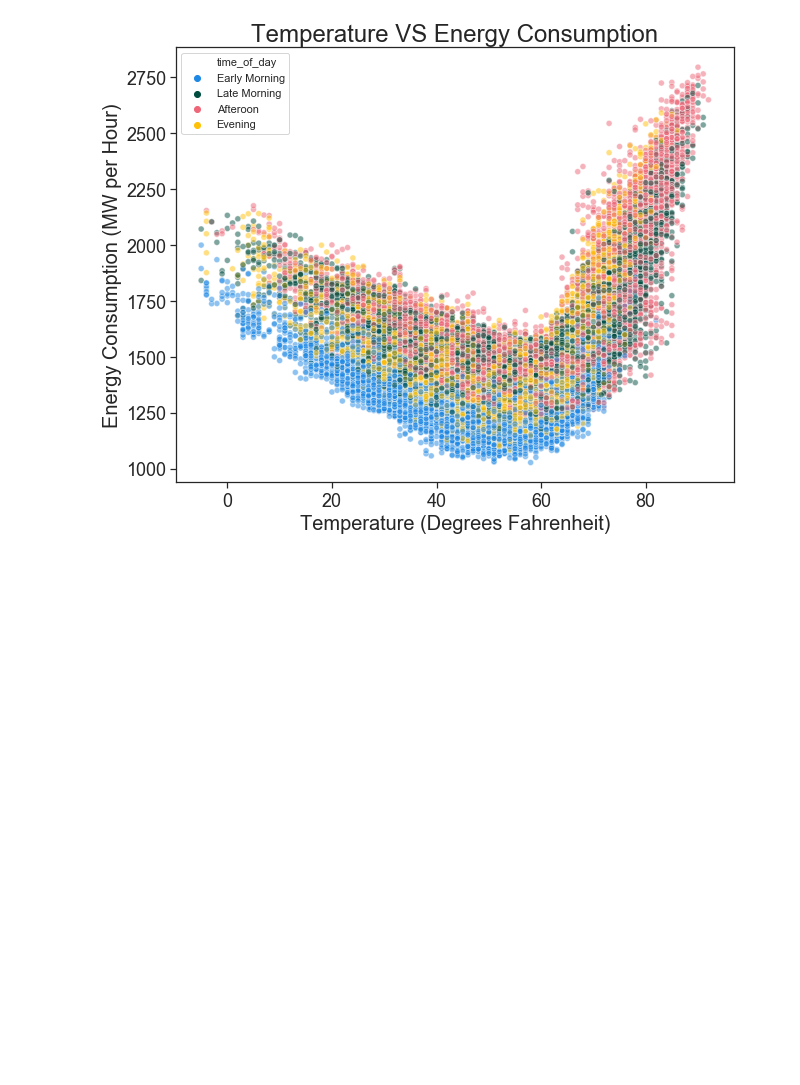
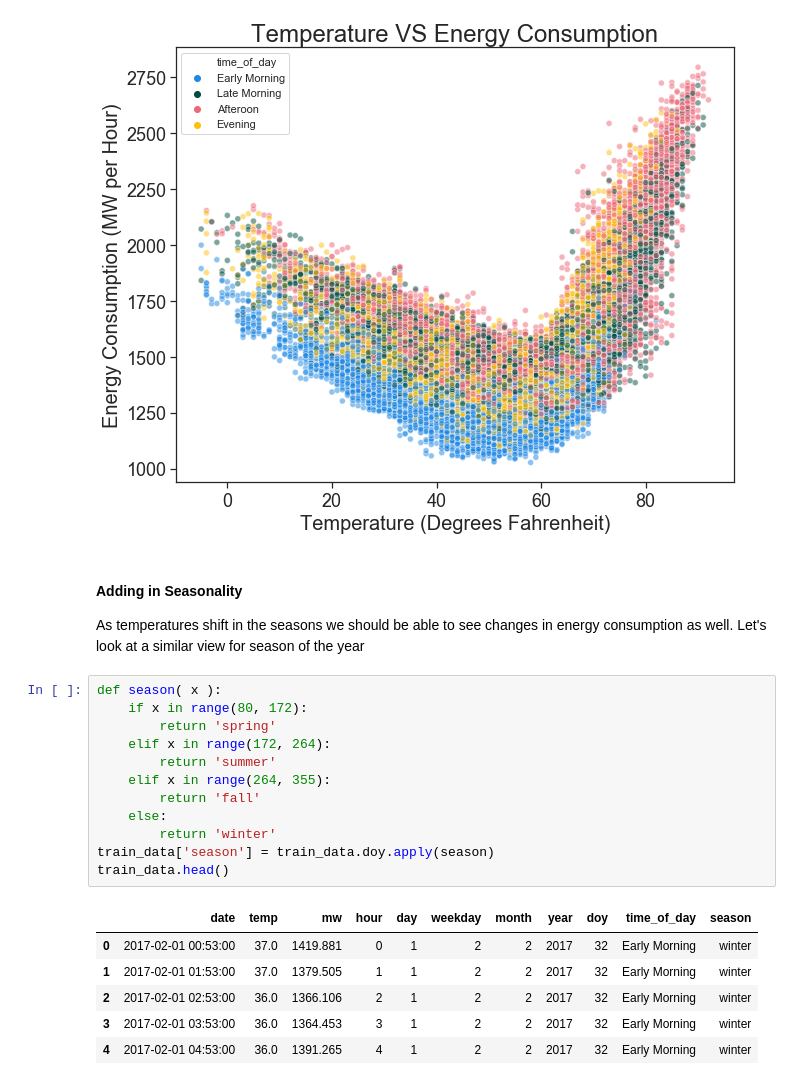
Before and after one commit to rmankers/time_series_python_manning, a Jupyter notebook: notebooks/2_Exploratory_Data_Analysis.ipynb, the cells around one changed output. Saved outputs shown, nothing was run; the diff lists cells and outputs as text; blank space fills up the shorter version.

```diff
--- a/notebooks/2_Exploratory_Data_Analysis.ipynb
+++ b/notebooks/2_Exploratory_Data_Analysis.ipynb
@@ -113,3 +113,25 @@ plt.title('Temperature VS Energy Consumption', fontsize = 24)
 plt.show()
 # %% [output]
 [figure]
+# %% [markdown]
+#### Adding in Seasonality
+As temperatures shift in the seasons we should be able to see changes in energy consumption as well. Let's look at a similar view for season of the year
+# %%
+def season( x ):
+    if x in range(80, 172):
+        return 'spring'
+    elif x in range(172, 264):
+        return 'summer'
+    elif x in range(264, 355):
+        return 'fall'
+    else:
+        return 'winter'
+train_data['season'] = train_data.doy.apply(season)
+train_data.head()
+# %% [output]
+|  | date | temp | mw | hour | day | weekday | month | year | doy | time_of_day | season |
+| 0 | 2017-02-01 00:53:00 | 37.0 | 1419.881 | 0 | 1 | 2 | 2 | 2017 | 32 | Early Morning | winter |
+| 1 | 2017-02-01 01:53:00 | 37.0 | 1379.505 | 1 | 1 | 2 | 2 | 2017 | 32 | Early Morning | winter |
+| 2 | 2017-02-01 02:53:00 | 36.0 | 1366.106 | 2 | 1 | 2 | 2 | 2017 | 32 | Early Morning | winter |
+| 3 | 2017-02-01 03:53:00 | 36.0 | 1364.453 | 3 | 1 | 2 | 2 | 2017 | 32 | Early Morning | winter |
+| 4 | 2017-02-01 04:53:00 | 36.0 | 1391.265 | 4 | 1 | 2 | 2 | 2017 | 32 | Early Morning | winter |
```
Also changed, not shown: parts of 5 cells of this notebook.
